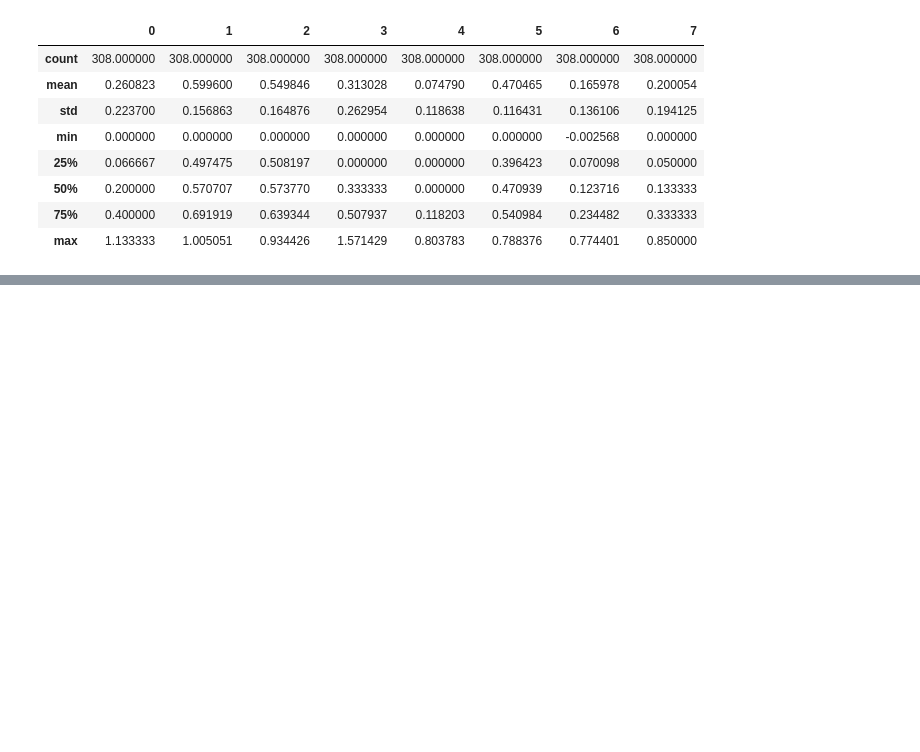
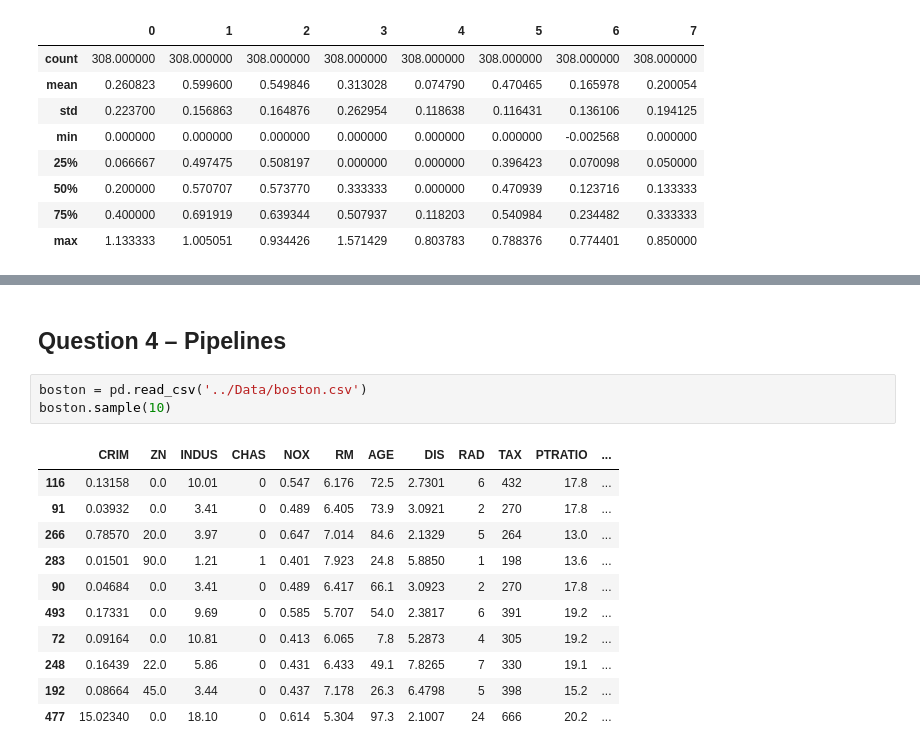
Before and after one commit to Thoprr/MLforDS, a Jupyter notebook: Exo/exo_2.ipynb, the cells around one changed output, grey strips where cells are left out. Drawn from its saved outputs; the diff is of its cells as text; blank space fills up the shorter version.

```diff
--- a/Exo/exo_2.ipynb
+++ b/Exo/exo_2.ipynb
@@ -100,0 +231,17 @@ print(f'Test Score: {test_score}')
+# %% [markdown]
+## Question 4 – Pipelines
+# %%
+boston = pd.read_csv('../Data/boston.csv')
+boston.sample(10)
+# %% [output]
+|  | CRIM | ZN | INDUS | CHAS | NOX | RM | AGE | DIS | RAD | TAX | PTRATIO | ... |
+| 116 | 0.13158 | 0.0 | 10.01 | 0 | 0.547 | 6.176 | 72.5 | 2.7301 | 6 | 432 | 17.8 | ... |
+| 91 | 0.03932 | 0.0 | 3.41 | 0 | 0.489 | 6.405 | 73.9 | 3.0921 | 2 | 270 | 17.8 | ... |
+| 266 | 0.78570 | 20.0 | 3.97 | 0 | 0.647 | 7.014 | 84.6 | 2.1329 | 5 | 264 | 13.0 | ... |
+| 283 | 0.01501 | 90.0 | 1.21 | 1 | 0.401 | 7.923 | 24.8 | 5.8850 | 1 | 198 | 13.6 | ... |
+| 90 | 0.04684 | 0.0 | 3.41 | 0 | 0.489 | 6.417 | 66.1 | 3.0923 | 2 | 270 | 17.8 | ... |
+| 493 | 0.17331 | 0.0 | 9.69 | 0 | 0.585 | 5.707 | 54.0 | 2.3817 | 6 | 391 | 19.2 | ... |
+| 72 | 0.09164 | 0.0 | 10.81 | 0 | 0.413 | 6.065 | 7.8 | 5.2873 | 4 | 305 | 19.2 | ... |
+| 248 | 0.16439 | 22.0 | 5.86 | 0 | 0.431 | 6.433 | 49.1 | 7.8265 | 7 | 330 | 19.1 | ... |
+| 192 | 0.08664 | 45.0 | 3.44 | 0 | 0.437 | 7.178 | 26.3 | 6.4798 | 5 | 398 | 15.2 | ... |
+| 477 | 15.02340 | 0.0 | 18.10 | 0 | 0.614 | 5.304 | 97.3 | 2.1007 | 24 | 666 | 20.2 | ... |
```
Also changed, not shown: parts of 10 cells of this notebook, 1 other file.
